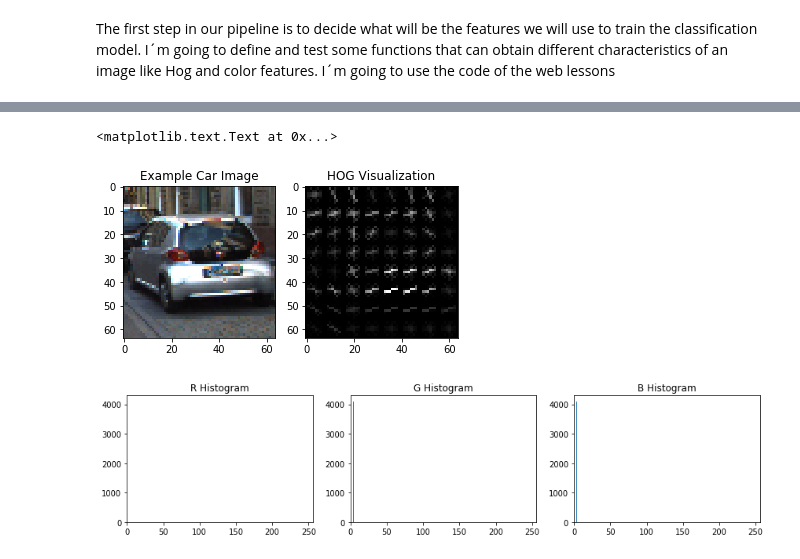
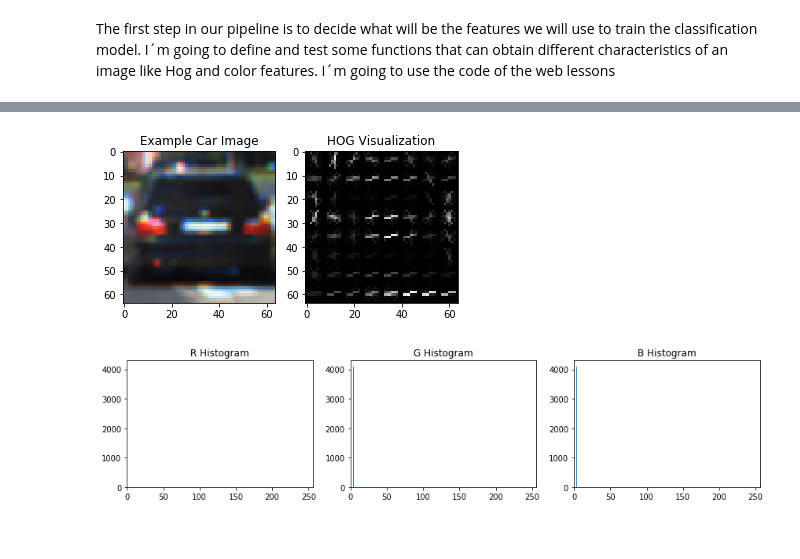
Before and after one commit to delafu/CarND-Vehicle-Detection, a Jupyter notebook: Vehicle Detection.ipynb, the cells around one changed output, grey strips where cells are left out. Cells and saved outputs as stored; diff of their text form; code cells hidden in the pictures.

```diff
--- a/Vehicle Detection.ipynb
+++ b/Vehicle Detection.ipynb
@@ -74,7 +78,7 @@ def bin_spatial(img, color_space='RGB', size=(32, 32)):
     return features
 # %%
 # Read in our vehicles and non-vehicles
-images_cars_kitti = glob.glob('../Ve_Dec_Pics/vehicles/KITTI_extracted/*.png')
+images_cars_kitti = glob.glob('../Ve_Dec_Pics/vehicles/*/*.png')
 images_nocars_extras = glob.glob('../Ve_Dec_Pics/non_vehicles/Extras/*.png')
 images_nocars_gti = glob.glob('../Ve_Dec_Pics/non_vehicles/GTI/*.png')
 
@@ -110,5 +113,4 @@ C:\ProgramData\Anaconda3\envs\carnd-term1\lib\site-packages\skimage\feature\_hog
-<matplotlib.text.Text at 0x...>
-[figure, old version]
+[figure, new version]
 # %%
 rh, gh, bh, bincen, feature_vec = color_hist(image, nbins=32, bins_range=(0, 256))
 
```
Also changed, not shown: parts of 6 cells of this notebook, 2 other files.
